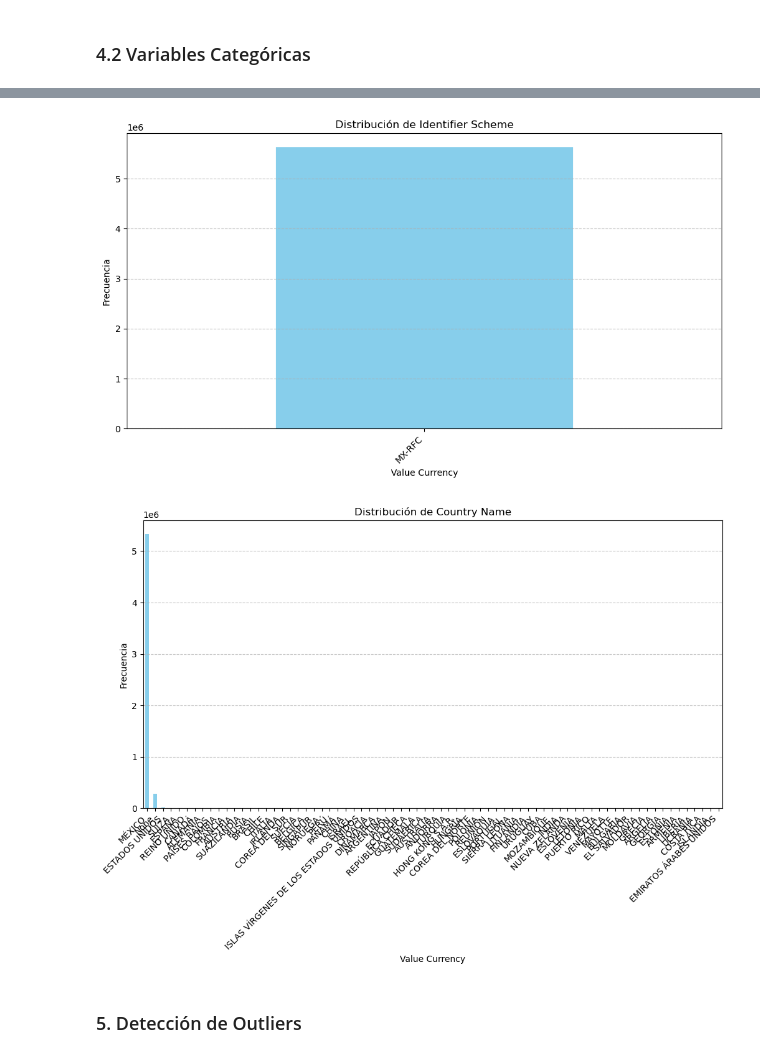
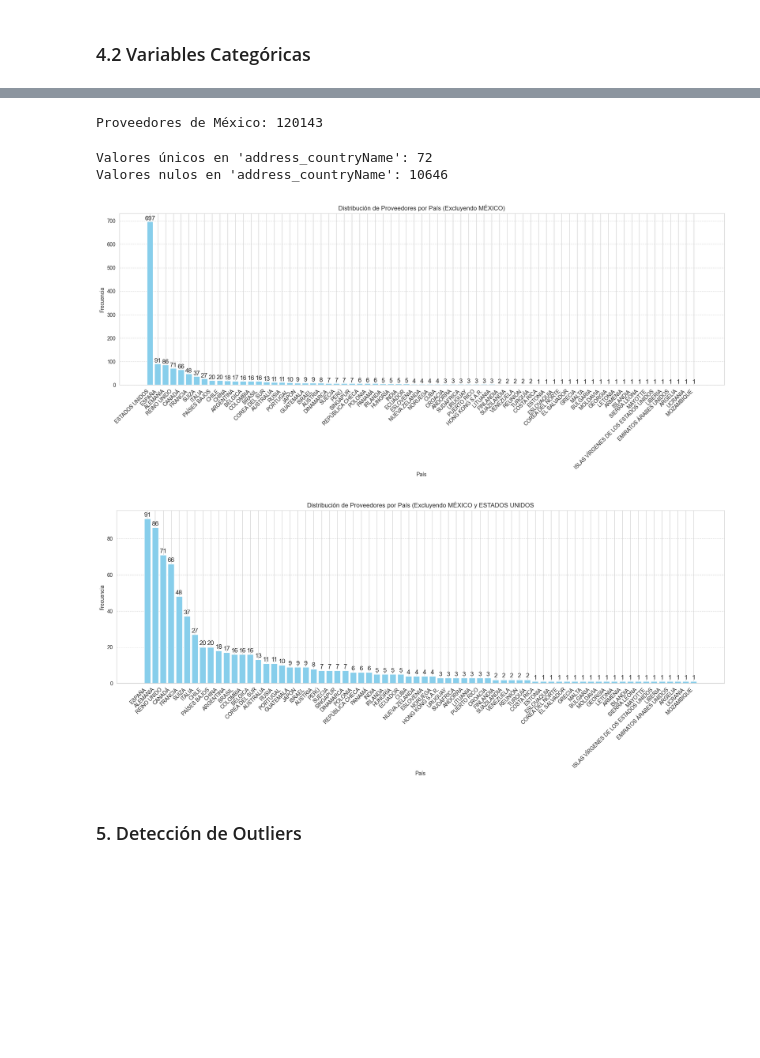
Before and after one commit to DGRIA/Anticorruption_ETL_MEX, a Jupyter notebook: src/templates/4.3_EDA_Participantes_Proveedores.ipynb, the cells around one changed output, grey strips where cells are left out. Drawn from its saved outputs; the diff is of its cells as text; code cells hidden in the pictures; blank space fills up the shorter version.

```diff
--- a/src/templates/4.3_EDA_Participantes_Proveedores.ipynb
+++ b/src/templates/4.3_EDA_Participantes_Proveedores.ipynb
@@ -88,27 +163,58 @@ plt.show()
-# %%
-# Generar histograma para la variable 'identifier_scheme'
-plt.figure(figsize=(12, 6))
-proveedores_df['identifier_scheme'].value_counts(dropna=False).plot(kind='bar', color='skyblue')
-plt.xlabel('Value Currency')
-plt.ylabel('Frecuencia')
-plt.title('Distribución de Identifier Scheme')
-plt.xticks(rotation=45, ha='right')
-plt.grid(axis='y', linestyle='--', alpha=0.7)
-plt.show()
-# %% [output]
-[figure, removed]
+# %%
+# Proveedores que son de Mexico
+proveedores_df_mexico = proveedores_df.loc[proveedores_df['address_countryName'] == 'MÉXICO']
+print(f"Proveedores de México: {proveedores_df_mexico.shape[0]}")
+# %% [output]
+Proveedores de México: 120143
+# %%
+# Generar histograma para la variable 'address_countryName' sin México
+plt.figure(figsize=(21, 6))
+proveedores_df_no_mexico = proveedores_df.loc[proveedores_df['address_countryName'] != 'MÉXICO']
+proveedores_df_no_usa = proveedores_df.loc[
+    (proveedores_df['address_countryName'] != 'MÉXICO') & (proveedores_df['address_countryName'] != 'ESTADOS UNIDOS')]
+country_counts = proveedores_df_no_mexico['address_countryName'].value_counts(dropna=True)
+print(f"Valores únicos en 'address_countryName': {proveedores_df['address_countryName'].nunique()}")
+print
+print(f"Valores nulos en 'address_countryName': {proveedores_df['address_countryName'].isna().sum()}")
+bars = plt.bar(country_counts.index, country_counts.values, color='skyblue')
+
+# Añadir anotaciones
+for bar in bars:
+    yval = bar.get_height()
+    plt.text(bar.get_x() + bar.get_width() / 2, yval + 0.5, yval, ha='center', va='bottom', fontsize=12)
+
+plt.xlabel('País')
+plt.ylabel('Frecuencia')
+plt.title('Distribución de Proveedores por País (Excluyendo MÉXICO)')
+plt.xticks(rotation=45, ha='right')
+plt.grid(axis='y', linestyle='--', alpha=0.7)
+plt.show()
+# %% [output]
+Valores únicos en 'address_countryName': 72
+Valores nulos en 'address_countryName': 10646
+[figure, added]
 # %%
-# Generar histograma para la variable Country Name
-plt.figure(figsize=(12, 6))
-proveedores_df['address_countryName'].value_counts(dropna=False).plot(kind='bar', color='skyblue')
-plt.xlabel('Value Currency')
+# Generar histograma para la variable 'address_countryName' sin Mexico y EEUU
+plt.figure(figsize=(21, 6))
+proveedores_df_no_usa = proveedores_df.loc[
+    (proveedores_df['address_countryName'] != 'MÉXICO') & (proveedores_df['address_countryName'] != 'ESTADOS UNIDOS')]
+country_counts = proveedores_df_no_usa['address_countryName'].value_counts(dropna=True)
+
+bars = plt.bar(country_counts.index, country_counts.values, color='skyblue')
+
+# Añadir anotaciones
+for bar in bars:
+    yval = bar.get_height()
+    plt.text(bar.get_x() + bar.get_width() / 2, yval + 0.5, yval, ha='center', va='bottom', fontsize=12)
+
+plt.xlabel('País')
 plt.ylabel('Frecuencia')
-plt.title('Distribución de Country Name')
+plt.title('Distribución de Proveedores por País (Excluyendo MÉXICO y ESTADOS UNIDOS')
 plt.xticks(rotation=45, ha='right')
 plt.grid(axis='y', linestyle='--', alpha=0.7)
 plt.show()
 # %% [output]
-[figure, old version]
+[figure, new version]
 # %% [markdown]
 ### 5. Detección de Outliers
 # %% [markdown]
```
Also changed, not shown: parts of 25 cells of this notebook.
